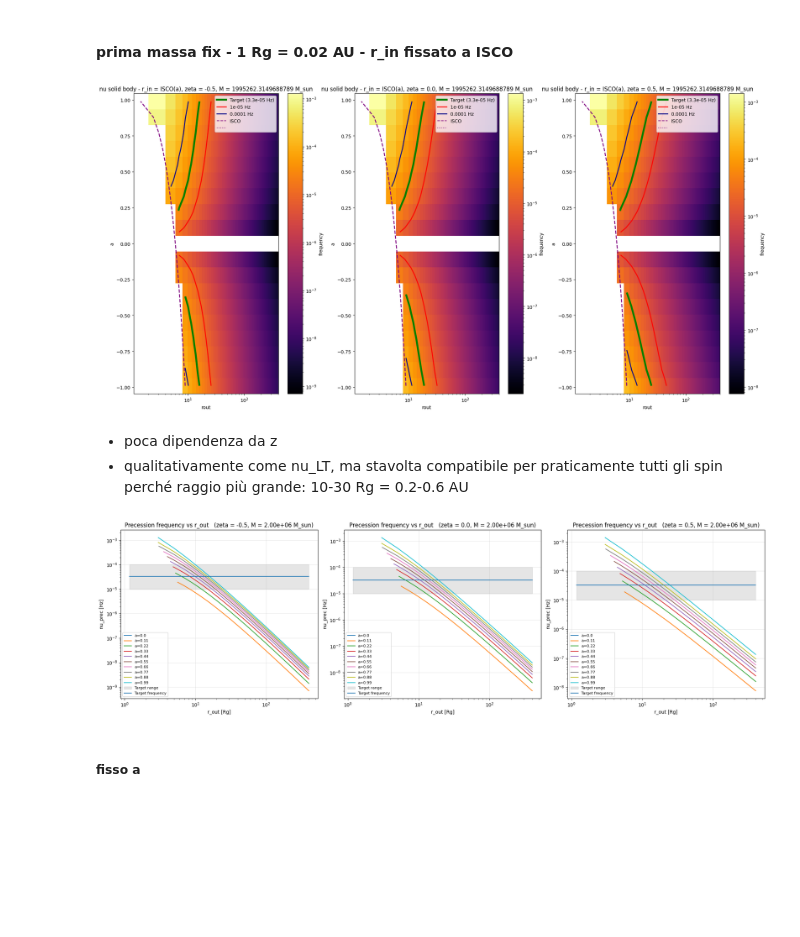
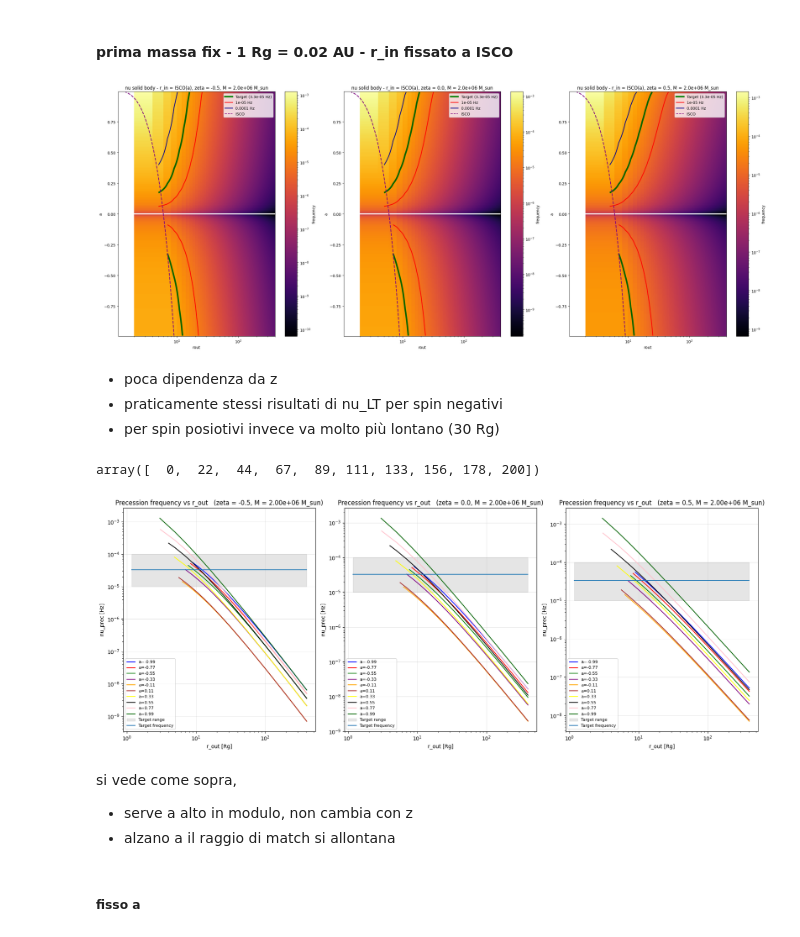
Before and after one commit to mauroghira/iuss_thesis, a Jupyter notebook: PIF.ipynb, the cells around one changed output. Drawn from its saved outputs; the diff is of its cells as text; code cells hidden in the pictures; blank space fills up the shorter version.

```diff
--- a/PIF.ipynb
+++ b/PIF.ipynb
@@ -60,7 +60,7 @@ def plot_nu_vs_r(a_sampled, M, label, title, model):
 # %%
 # --- 1: definisci parametri (senza rin)
 params = {
-    "a":   (0, 0.99, 10),
+    "a":   (-0.99, 0.99, 201),
     "rout": (3, 400, 200),
     "zeta": (-0.5, 0.5, 3),
     "M":   (10**6.3, 10**6.4, 1),
@@ -79,38 +79,45 @@ ROUT = np.maximum(ROUT, RIN)
 # --- 4: chiama la funzione
 freq = nu_solid_vect(A, RIN, ROUT, ZETA, M, n_rad=500)
 # %%
-fig, axes = plt.subplots(1, 3, figsize=(20, 10))
+fig, axes = plt.subplots(1, 3, figsize=(25, 10))
 axes = axes.flatten()
 
 idx_values = [0, 1, 2]
 
 for ax, idx in zip(axes, idx_values):
     plt.sca(ax)  # imposta ax come asse corrente
     plot_param_colormap(
         mesh_arrays,
         labels,
         freq,
         x_param="rout",
         y_param="a",
         idx_fix=idx,
         log_x=True,
-        title=f"nu solid body - r_in = ISCO(a), zeta = {ZETA[0, 0, idx, 0]}, M = {M[0, 0, 0, 0]} M_sun"
+        title=f"nu solid body - r_in = ISCO(a), zeta = {ZETA[0, 0, idx, 0]}, M = {M[0, 0, 0, 0]:.1e} M_sun"
     )
 
 plt.tight_layout()
 plt.show()
 # %% [output]
-[figure, old version]
+[figure, new version]
 # %% [markdown]
 - poca dipendenza da z
-- qualitativamente come nu_LT, ma stavolta compatibile per praticamente tutti gli spin perché raggio più grande: 10-30 Rg = 0.2-0.6 AU
+- praticamente stessi risultati di nu_LT per spin negativi
+- per spin posiotivi invece va molto più lontano (30 Rg)
+# %%
+np.linspace(0, 200, 10).round().astype(int)
+# %% [output]
+array([  0,  22,  44,  67,  89, 111, 133, 156, 178, 200])
 # %%
-fig, axes = plt.subplots(1, 3, figsize=(20, 6))
+fig, axes = plt.subplots(1, 3, figsize=(18, 7))
 axes = axes.flatten()
+
+cls = ["blue", "red", "green", "purple", "orange", "brown", "yellow", "black", "pink", "darkgreen"]
 
 # Loop over zeta values
 for iz in [0,1,2]:
-    for ia in range(10):
+    for i, ia in enumerate(np.linspace(0, 200, 10).round().astype(int)):
         rout_vals = ROUT[ia, :, iz, 0]      # vector shape (No,)
         freq_vals = freq[ia, :, iz, 0]    # vector shape (No,)
 
@@ -119,8 +126,8 @@ for iz in [0,1,2]:
 
         a = A[ia, 0, iz, 0]
 
-        label = f"a={a}"
-        axes[iz].plot(rout_vals[mask2], freq_vals[mask2], label=label)
+        label = f"a={a:.2f}"
+        axes[iz].plot(rout_vals[mask2], freq_vals[mask2], label=label, color=cls[i % len(cls)])
 
 
     r_grid = np.linspace(r_isco(0.999), 400, 100)
@@ -140,7 +147,11 @@ for iz in [0,1,2]:
 plt.tight_layout()
 plt.show()
 # %% [output]
-[figure, old version]
+[figure, new version]
+# %% [markdown]
+si vede come sopra,
+- serve a alto in modulo, non cambia con z
+- alzano a il raggio di match si allontana
 # %% [markdown]
 ##### fisso a
 # %%
```
Also changed, not shown: parts of 7 cells of this notebook, 5 other files.
